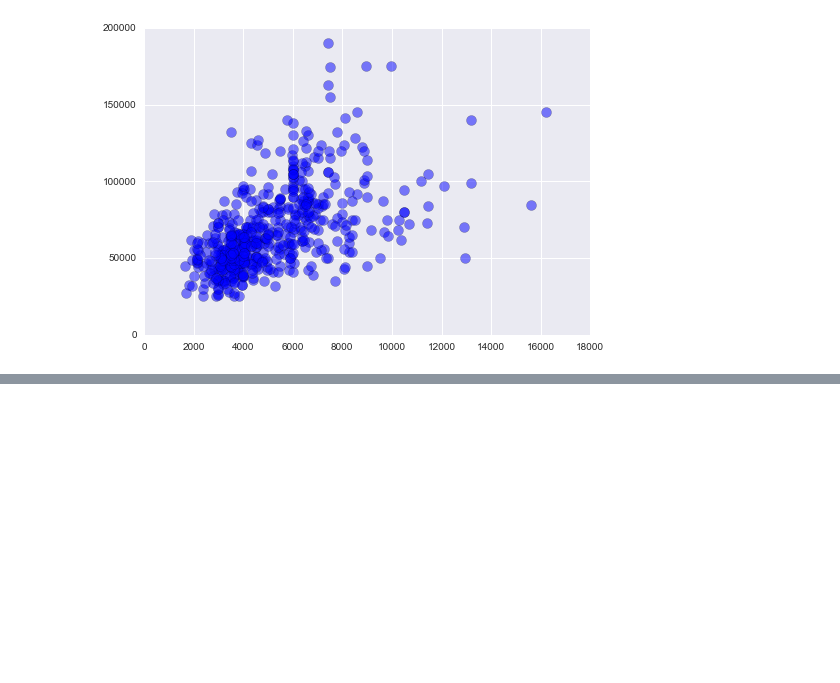
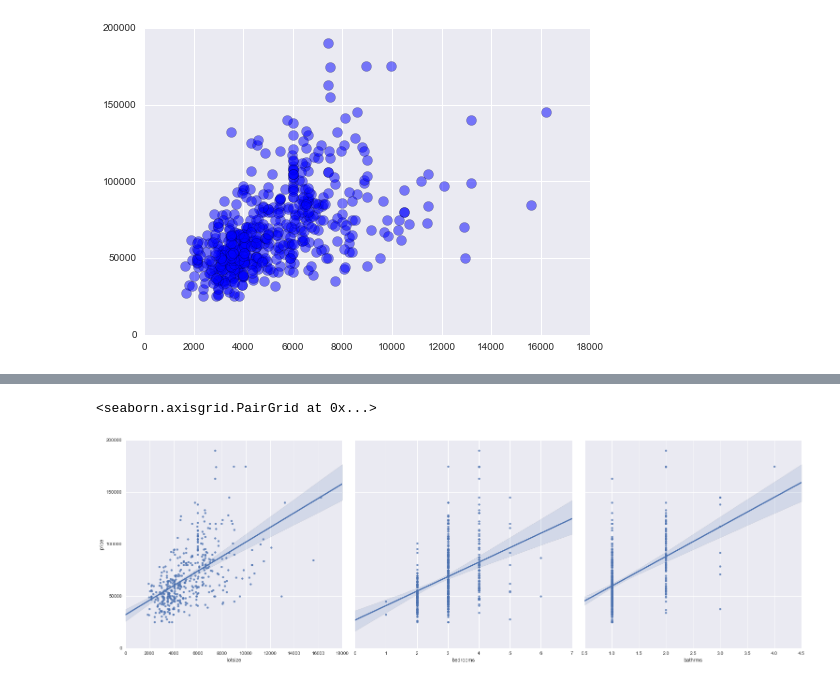
Before and after one commit to mbiczo/ML, a Jupyter notebook: linear_regression/Example1.ipynb, the cells around one changed output, grey strips where cells are left out. Saved outputs shown, nothing was run; the diff lists cells and outputs as text; code cells hidden in the pictures; blank space fills up the shorter version.

```diff
--- a/linear_regression/Example1.ipynb
+++ b/linear_regression/Example1.ipynb
@@ -58,0 +68,5 @@ ValueError: Found arrays with inconsistent numbers of samples: [  1 436]
+# %%
+sns.pairplot(train_data, x_vars=['lotsize', 'bedrooms', 'bathrms'], y_vars= 'price', size= 7, kind='reg')
+# %% [output]
+<seaborn.axisgrid.PairGrid at 0x...>
+[figure, added]
```
Also changed, not shown: parts of 8 cells of this notebook.
